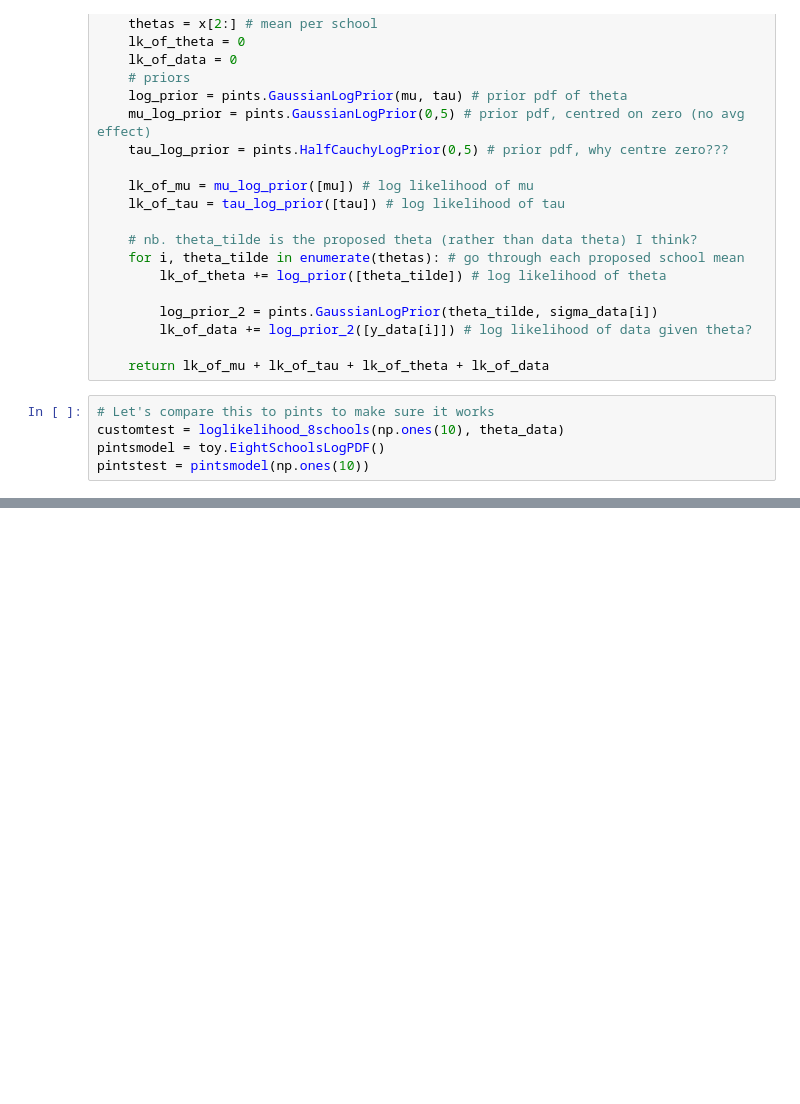
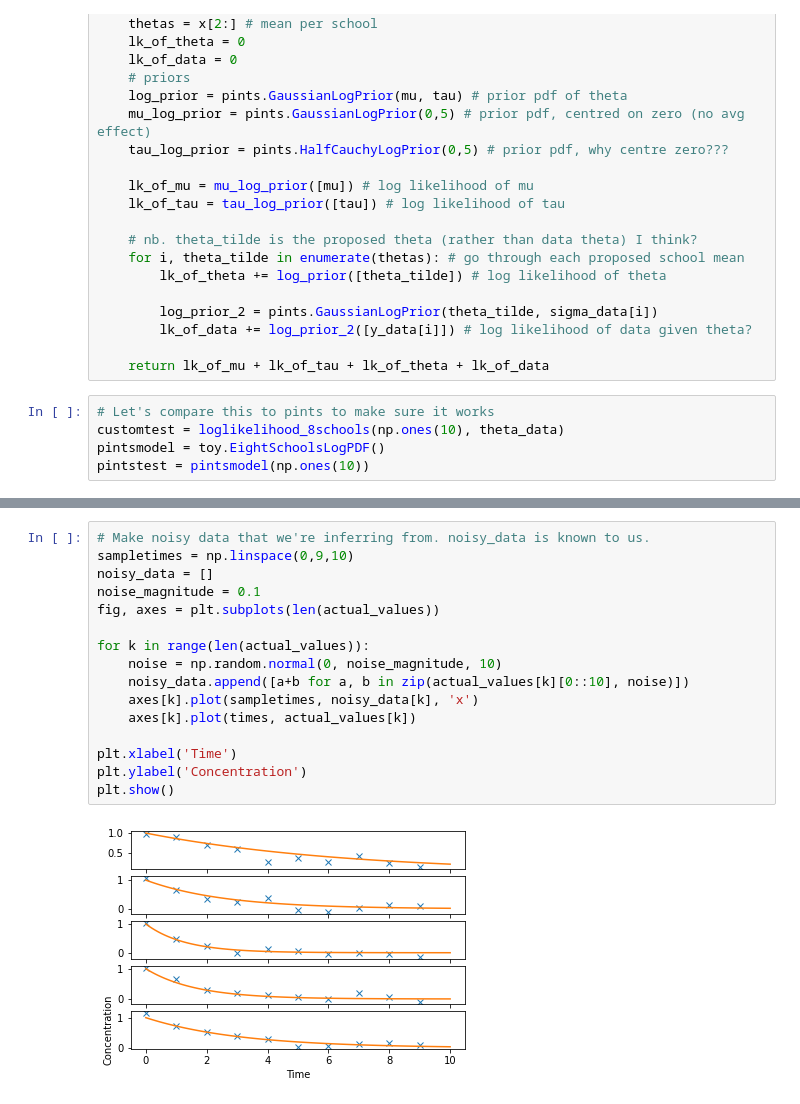
Before and after one commit to simonmarchant/pkpd-practice, a Jupyter notebook: Heirarchical inference practice.ipynb, the cells around one changed output, grey strips where cells are left out. Saved outputs shown, nothing was run; the diff lists cells and outputs as text; blank space fills up the shorter version.

```diff
--- a/Heirarchical inference practice.ipynb
+++ b/Heirarchical inference practice.ipynb
@@ -390,0 +461,18 @@ plt.show()
+# %%
+# Make noisy data that we're inferring from. noisy_data is known to us.
+sampletimes = np.linspace(0,9,10)
+noisy_data = []
+noise_magnitude = 0.1
+fig, axes = plt.subplots(len(actual_values))
+
+for k in range(len(actual_values)):
+    noise = np.random.normal(0, noise_magnitude, 10)
+    noisy_data.append([a+b for a, b in zip(actual_values[k][0::10], noise)])
+    axes[k].plot(sampletimes, noisy_data[k], 'x')
+    axes[k].plot(times, actual_values[k])
+
+plt.xlabel('Time')
+plt.ylabel('Concentration')
+plt.show()
+# %% [output]
+[figure, added]
```
Also changed, not shown: parts of 23 cells of this notebook.
